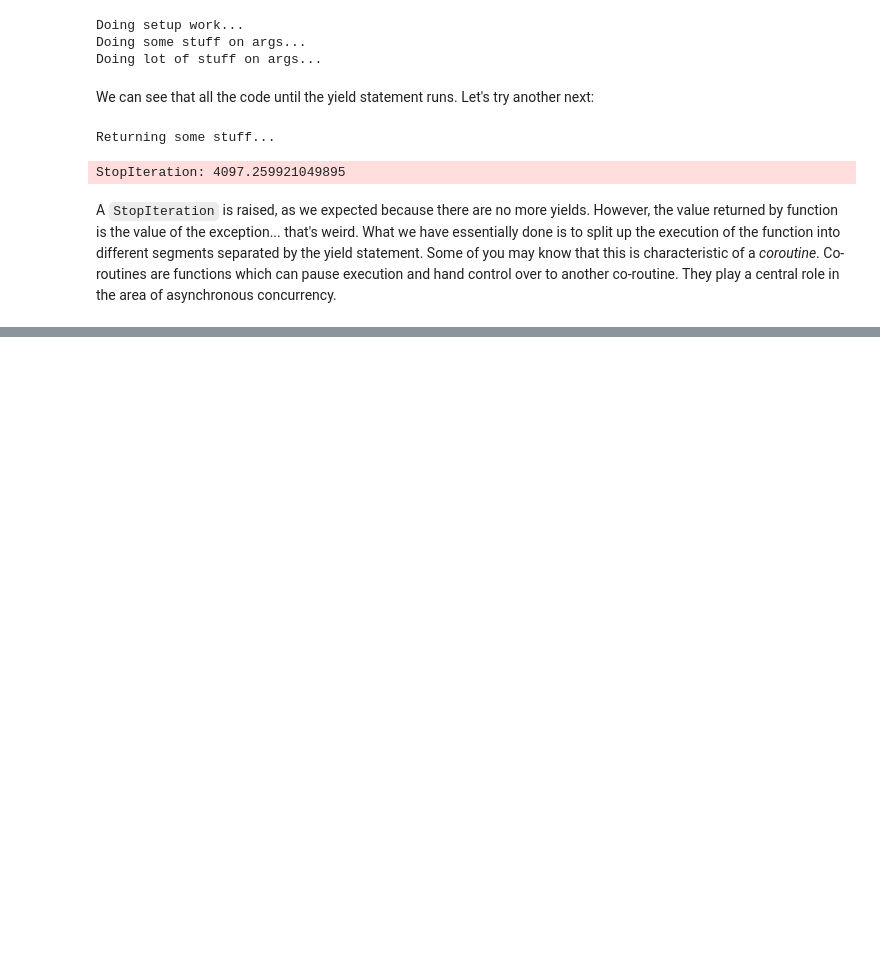
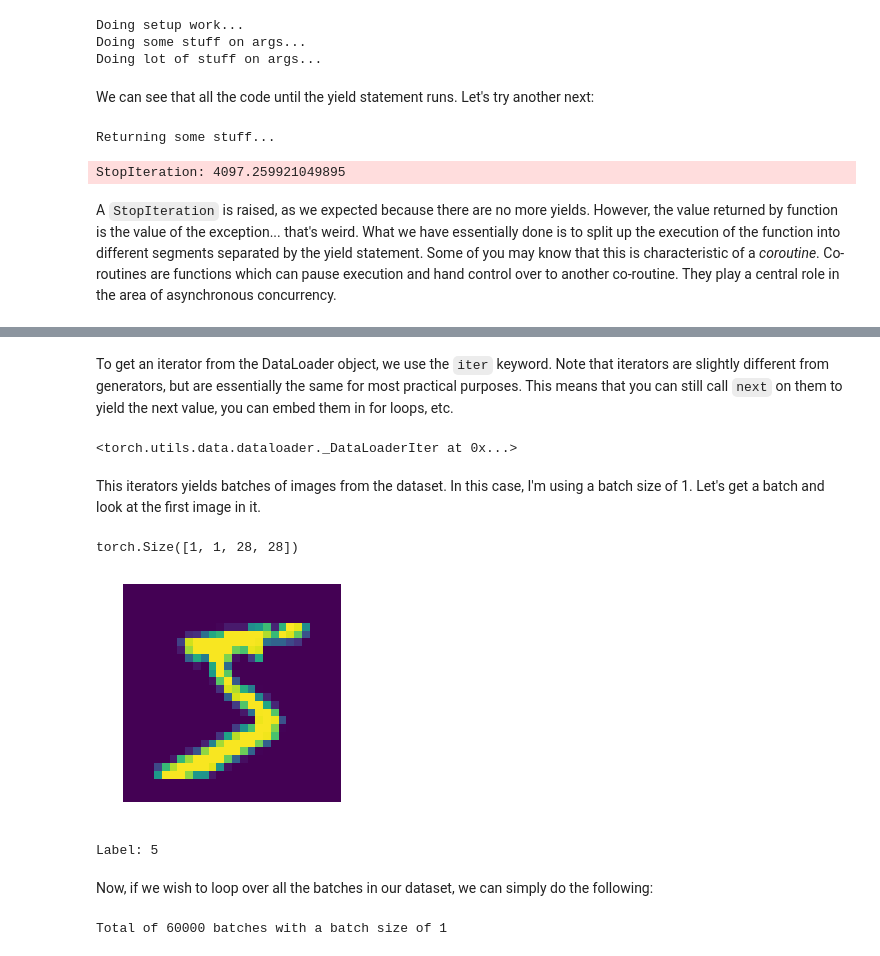
Before and after one commit to rajatvd/PyCon, a Jupyter notebook: Generators.ipynb, the cells around one changed output, grey strips where cells are left out. Cells and saved outputs as stored; diff of their text form; code cells hidden in the pictures; blank space fills up the shorter version.

Commit message:
Added code for loading datasets example

```diff
--- a/Generators.ipynb
+++ b/Generators.ipynb
@@ -518,0 +531,39 @@ A `StopIteration` is raised, as we expected because there are no more yields. Ho
+# %%
+mnist_dataset = MNIST('/MNIST', transform=ToTensor()) # this downloads the dataset
+# %%
+mnist_loader = data.DataLoader(mnist_dataset) # this creates a data loader object
+# %% [markdown]
+To get an iterator from the DataLoader object, we use the `iter` keyword. Note that iterators are slightly different from generators, but are essentially the same for most practical purposes. This means that you can still call `next` on them to yield the next value, you can embed them in for loops, etc.
+# %%
+mnist_iterator = iter(mnist_loader)
+mnist_iterator
+# %% [output]
+<torch.utils.data.dataloader._DataLoaderIter at 0x...>
+# %% [markdown]
+This iterators yields batches of images from the dataset. In this case, I'm using a batch size of 1. Let's get a batch and look at the first image in it.
+# %%
+images, labels = next(mnist_iterator)
+images.shape
+# %% [output]
+torch.Size([1, 1, 28, 28])
+# %%
+axis('off')
+imshow(images[0].squeeze())
+show()
+print(f"Label: {labels[0]}")
+# %% [output]
+[figure, added]
+Label: 5
+# %% [markdown]
+Now, if we wish to loop over all the batches in our dataset, we can simply do the following:
+# %%
+batch_count = 0
+for images, labels in mnist_loader:
+
+    # do some training logic
+
+    # counting batches to demonstrate that the iterator works
+    batch_count += 1
+print(f"Total of {batch_count} batches with a batch size of {images.shape[0]}")
+# %% [output]
+Total of 60000 batches with a batch size of 1
```
Also changed, not shown: parts of 5 cells of this notebook, 1 other file.
